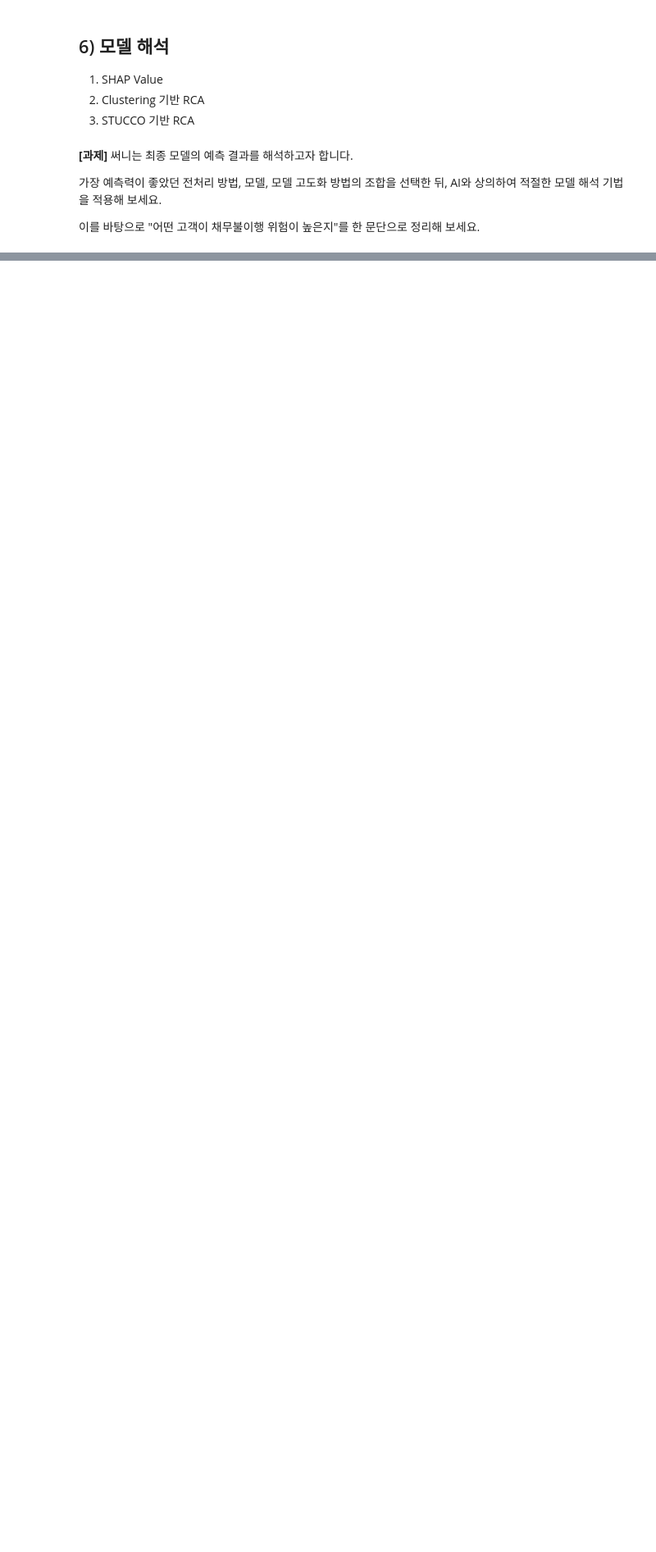
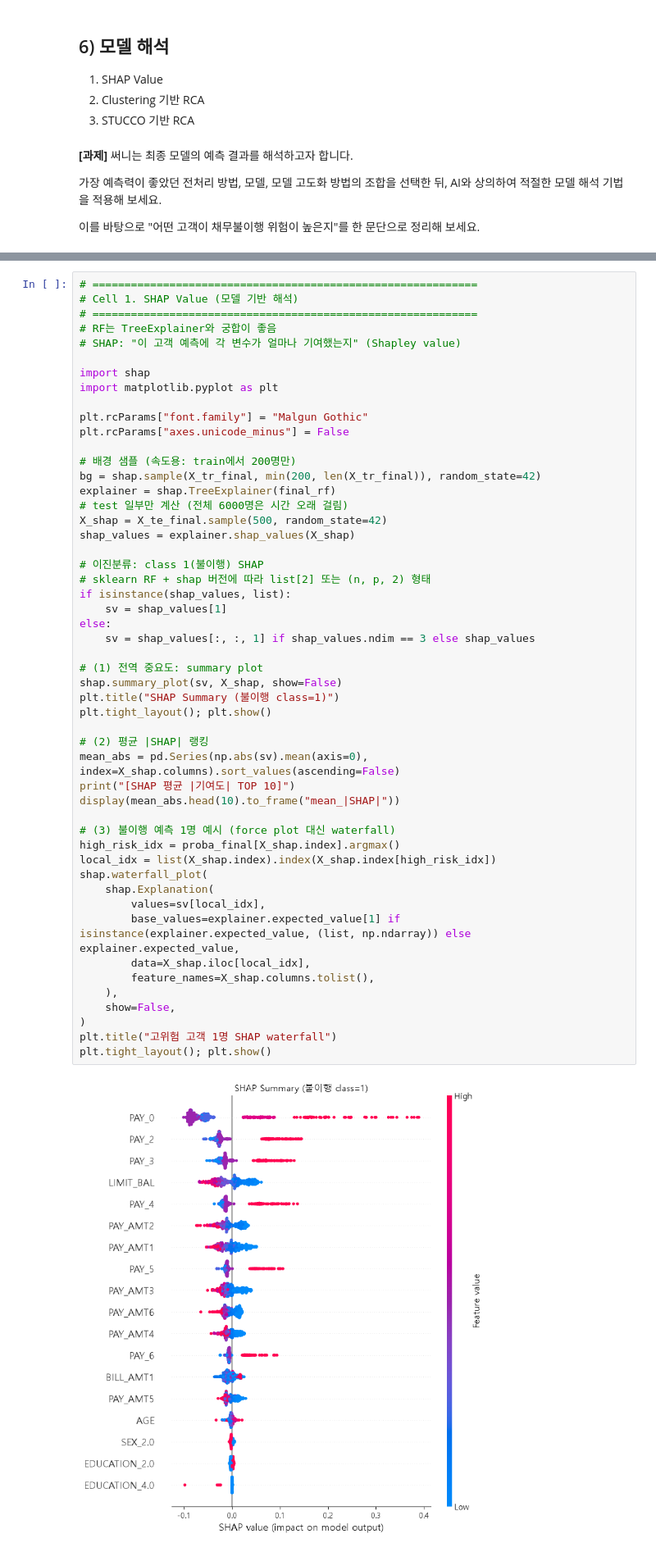
Before and after one commit to HyeseonGwon/Edu, a Jupyter notebook: 13일차/머신러닝 Day 6. 미니프로젝트.ipynb, the cells around one changed output, grey strips where cells are left out. Shown at 82% size. Drawn from its saved outputs; the diff is of its cells as text; blank space fills up the shorter version.

```diff
--- a/13일차/머신러닝 Day 6. 미니프로젝트.ipynb
+++ b/13일차/머신러닝 Day 6. 미니프로젝트.ipynb
@@ -2408,0 +2457,53 @@ Name: TomekLinks, dtype: float64
+# %%
+# ============================================================
+# Cell 1. SHAP Value (모델 기반 해석)
+# ============================================================
+# RF는 TreeExplainer와 궁합이 좋음
+# SHAP: "이 고객 예측에 각 변수가 얼마나 기여했는지" (Shapley value)
+
+import shap
+import matplotlib.pyplot as plt
+
+plt.rcParams["font.family"] = "Malgun Gothic"
+plt.rcParams["axes.unicode_minus"] = False
+
+# 배경 샘플 (속도용: train에서 200명만)
+bg = shap.sample(X_tr_final, min(200, len(X_tr_final)), random_state=42)
+explainer = shap.TreeExplainer(final_rf)
+# test 일부만 계산 (전체 6000명은 시간 오래 걸림)
+X_shap = X_te_final.sample(500, random_state=42)
+shap_values = explainer.shap_values(X_shap)
+
+# 이진분류: class 1(불이행) SHAP
+# sklearn RF + shap 버전에 따라 list[2] 또는 (n, p, 2) 형태
+if isinstance(shap_values, list):
+    sv = shap_values[1]
+else:
+    sv = shap_values[:, :, 1] if shap_values.ndim == 3 else shap_values
+
+# (1) 전역 중요도: summary plot
+shap.summary_plot(sv, X_shap, show=False)
+plt.title("SHAP Summary (불이행 class=1)")
+plt.tight_layout(); plt.show()
+
+# (2) 평균 |SHAP| 랭킹
+mean_abs = pd.Series(np.abs(sv).mean(axis=0), index=X_shap.columns).sort_values(ascending=False)
+print("[SHAP 평균 |기여도| TOP 10]")
+display(mean_abs.head(10).to_frame("mean_|SHAP|"))
+
+# (3) 불이행 예측 1명 예시 (force plot 대신 waterfall)
+high_risk_idx = proba_final[X_shap.index].argmax()
+local_idx = list(X_shap.index).index(X_shap.index[high_risk_idx])
+shap.waterfall_plot(
+    shap.Explanation(
+        values=sv[local_idx],
+        base_values=explainer.expected_value[1] if isinstance(explainer.expected_value, (list, np.ndarray)) else explainer.expected_value,
+        data=X_shap.iloc[local_idx],
+        feature_names=X_shap.columns.tolist(),
+    ),
+    show=False,
+)
+plt.title("고위험 고객 1명 SHAP waterfall")
+plt.tight_layout(); plt.show()
+# %% [output]
+[figure, added]
```
Also changed, not shown: parts of 6 cells of this notebook, 54 other files.
